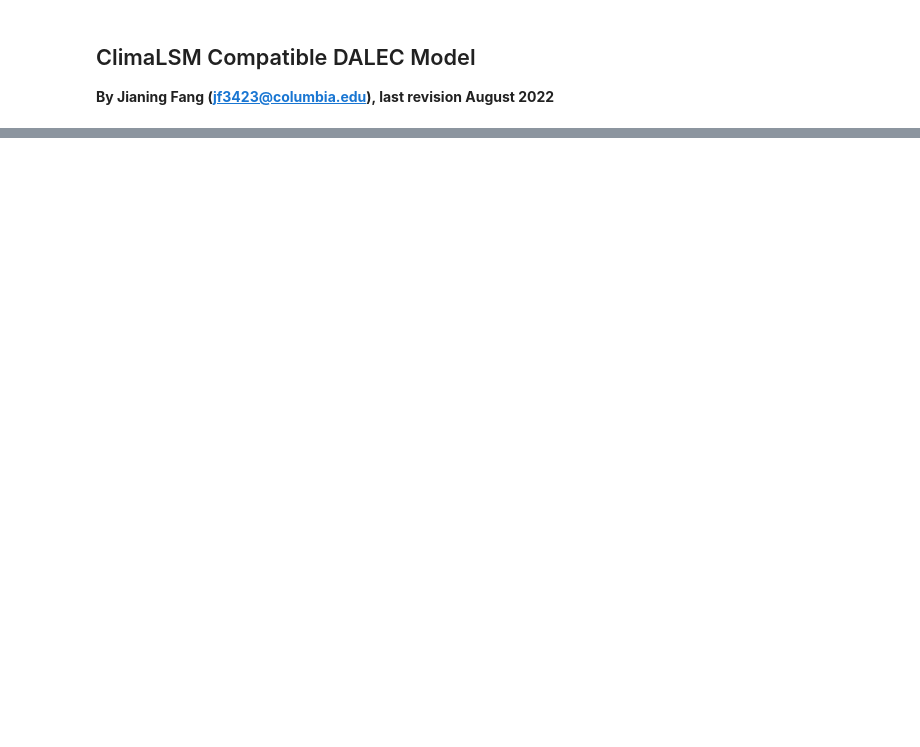
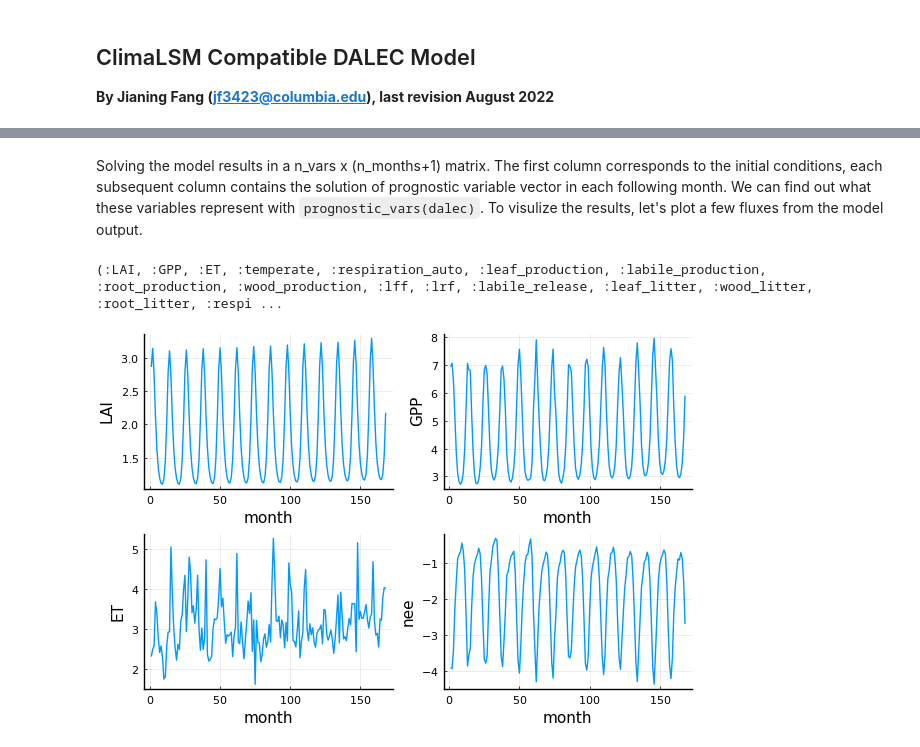
Before and after one commit to JianingFang/DALEC, a Jupyter notebook: notebook/DALEC.ipynb, the cells around one changed output, grey strips where cells are left out. Cells and saved outputs as stored; diff of their text form; code cells hidden in the pictures; blank space fills up the shorter version.

```diff
--- a/notebook/DALEC.ipynb
+++ b/notebook/DALEC.ipynb
@@ -26,0 +53,14 @@ LoadError: type Array has no field LAI
+# %% [markdown]
+Solving the model results in a n_vars x (n_months+1) matrix. The first column corresponds to the initial conditions, each subsequent column contains the solution of prognostic variable vector in each following month. We can find out what these variables represent with `prognostic_vars(dalec)`. To visulize the results, let's plot a few fluxes from the model output.
+# %%
+dalec_vars = prognostic_vars(dalec)
+# %% [output]
+(:LAI, :GPP, :ET, :temperate, :respiration_auto, :leaf_production, :labile_production, :root_production, :wood_production, :lff, :lrf, :labile_release, :leaf_litter, :wood_litter, :root_litter, :respi ...
+# %%
+lai_plot = plot(sol[1, 2:dalec.NODAYS+1], ylabel=dalec_vars[1], xlabel="month", label=nothing)
+gpp_plot = plot(sol[2, 2:dalec.NODAYS+1], ylabel=dalec_vars[2], xlabel="month", label=nothing)
+et_plot = plot(sol[3, 2:dalec.NODAYS+1], ylabel=dalec_vars[3], xlabel="month", label=nothing)
+nee_plot = plot(sol[32, 2:dalec.NODAYS+1], ylabel=dalec_vars[32], xlabel="month", label=nothing)
+plot(lai_plot, gpp_plot, et_plot, nee_plot)
+# %% [output]
+[figure, added]
```
Also changed, not shown: parts of 7 cells of this notebook, 1 other file.
